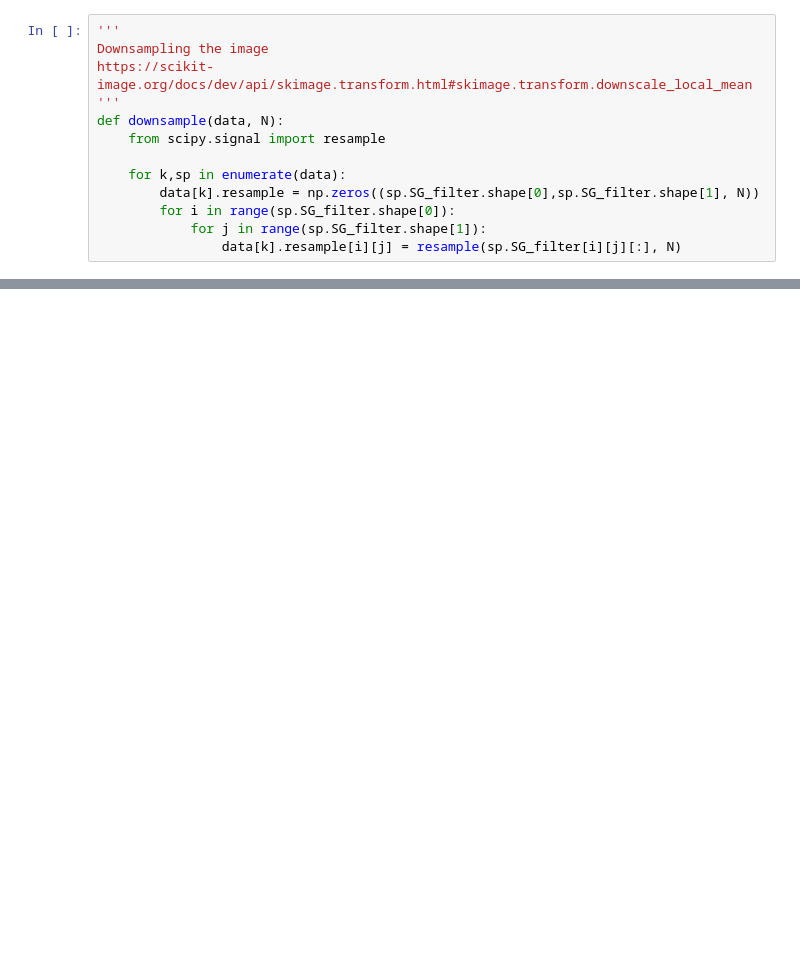
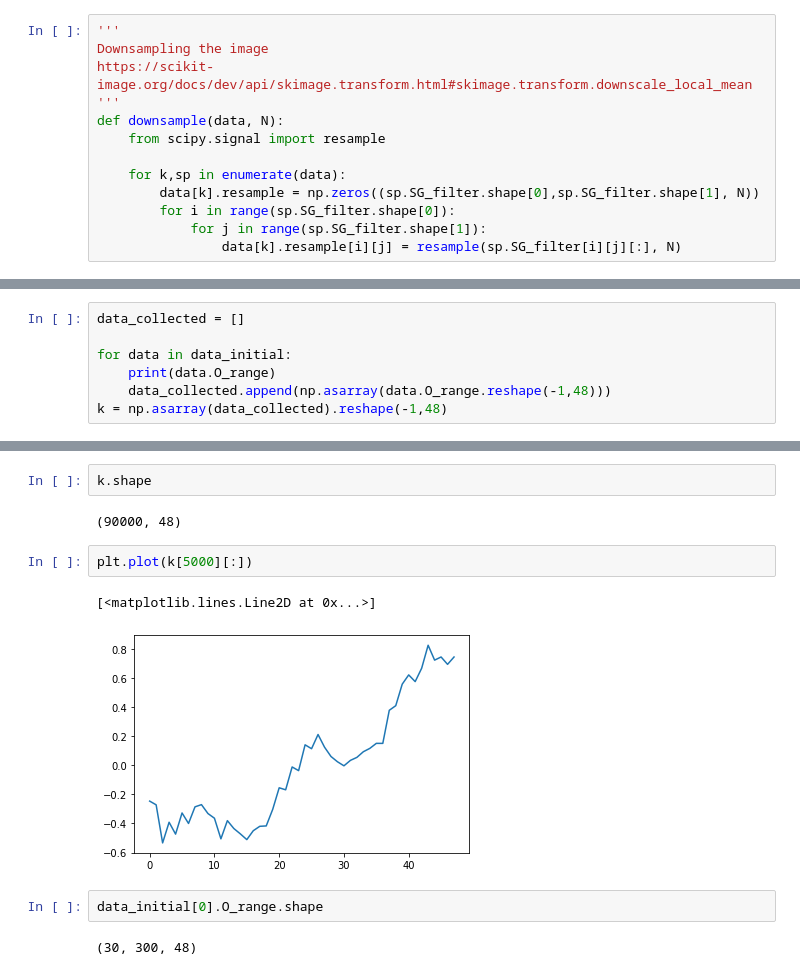
Before and after one commit to techtana/EELS_SFO, a Jupyter notebook: EELS SFO - Autoencoder.ipynb, the cells around one changed output, grey strips where cells are left out. Drawn from its saved outputs; the diff is of its cells as text; blank space fills up the shorter version.

```diff
--- a/EELS SFO - Autoencoder.ipynb
+++ b/EELS SFO - Autoencoder.ipynb
@@ -508,0 +231,7 @@ epoch [500/500], loss:0.2028
+# %%
+data_collected = []
+
+for data in data_initial:
+    print(data.O_range)
+    data_collected.append(np.asarray(data.O_range.reshape(-1,48)))
+k = np.asarray(data_collected).reshape(-1,48)
@@ -508,0 +256,13 @@ epoch [500/500], loss:0.2028
+# %%
+k.shape
+# %% [output]
+(90000, 48)
+# %%
+plt.plot(k[5000][:])
+# %% [output]
+[<matplotlib.lines.Line2D at 0x...>]
+[figure, added]
+# %%
+data_initial[0].O_range.shape
+# %% [output]
+(30, 300, 48)
```
Also changed, not shown: parts of 47 cells of this notebook, 2 other files.
